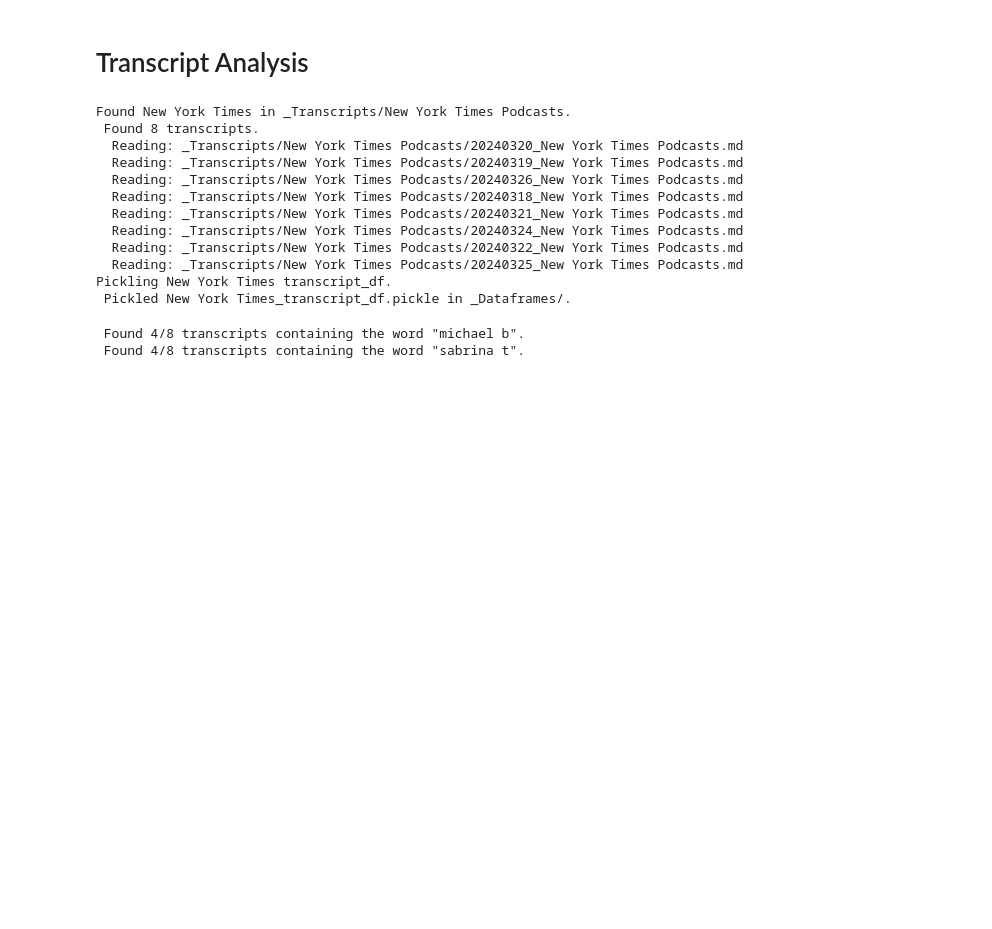
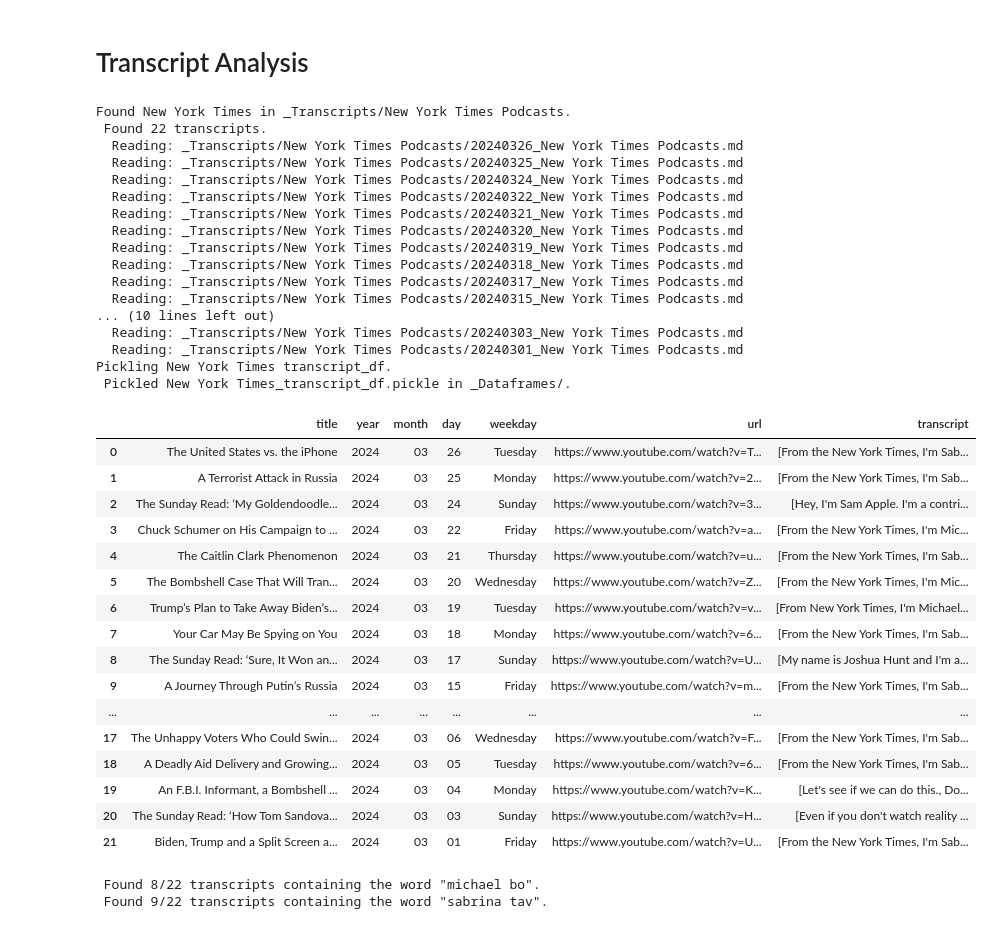
Before and after one commit to rahim-hashim/video_transcripts, a Jupyter notebook: transcript_analysis.ipynb, the cells around one changed output. Cells and saved outputs as stored; diff of their text form; code cells hidden in the pictures; blank space fills up the shorter version.

```diff
--- a/transcript_analysis.ipynb
+++ b/transcript_analysis.ipynb
@@ -17,7 +17,7 @@ def find_transcripts(author_name):
 		if os.path.isdir(os.path.join(transcript_dir_path, dir)) and author_name in dir:
 			print(f'Found {author_name} in {transcript_dir_path}/{dir}.')
 			transcript_paths = []
-			for file in os.listdir(os.path.join(transcript_dir_path, dir)):
+			for file in sorted(os.listdir(os.path.join(transcript_dir_path, dir)), reverse=True):
 				transcript_paths.append(os.path.join(transcript_dir_path, dir, file))
 			print(f' Found {len(transcript_paths)} transcripts.')
 			return transcript_paths
@@ -43,6 +43,9 @@ def read_transcript(transcript_name, transcript_dict):
 				transcript_dict[title]['year'] = year
 				transcript_dict[title]['month'] = month
 				transcript_dict[title]['day'] = day
+				# convert date to day of the week
+				weekday = datetime.datetime.strptime(date, '%Y-%m-%d').strftime('%A')
+				transcript_dict[title]['weekday'] = weekday
 				url = re.search(r'\((.*?)\)', line).group(1)
 				transcript_dict[title]['url'] = url
 			else:
@@ -51,10 +54,10 @@ def read_transcript(transcript_name, transcript_dict):
 		return transcript_dict
 
 def dict_to_pandas(transcript_dict):
-	transcript_df = pd.DataFrame(columns=['title', 'year', 'month', 'day', 'url', 'transcript'])
+	transcript_df = pd.DataFrame(columns=['title', 'year', 'month', 'day', 'weekday', 'url', 'transcript'])
 	for title, content in transcript_dict.items():
 		new_row = {'title': title, 'year': content['year'],
-						   'month': content['month'], 'day': content['day'],
+						   'month': content['month'], 'day': content['day'], 'weekday': content['weekday'],
 							 'url': content['url'], 'transcript': content['transcript']}
 		transcript_df = pd.concat([transcript_df, pd.DataFrame([new_row])], ignore_index=True)
 	# sort by year, month, day and reset the index
@@ -87,17 +90,42 @@ def main():
 transcript_df = main()
 # %% [output]
 Found New York Times in _Transcripts/New York Times Podcasts.
- Found 8 transcripts.
+ Found 22 transcripts.
+  Reading: _Transcripts/New York Times Podcasts/20240326_New York Times Podcasts.md
+  Reading: _Transcripts/New York Times Podcasts/20240325_New York Times Podcasts.md
+  Reading: _Transcripts/New York Times Podcasts/20240324_New York Times Podcasts.md
+  Reading: _Transcripts/New York Times Podcasts/20240322_New York Times Podcasts.md
+  Reading: _Transcripts/New York Times Podcasts/20240321_New York Times Podcasts.md
   Reading: _Transcripts/New York Times Podcasts/20240320_New York Times Podcasts.md
   Reading: _Transcripts/New York Times Podcasts/20240319_New York Times Podcasts.md
-  Reading: _Transcripts/New York Times Podcasts/20240326_New York Times Podcasts.md
   Reading: _Transcripts/New York Times Podcasts/20240318_New York Times Podcasts.md
-  Reading: _Transcripts/New York Times Podcasts/20240321_New York Times Podcasts.md
-  Reading: _Transcripts/New York Times Podcasts/20240324_New York Times Podcasts.md
-  Reading: _Transcripts/New York Times Podcasts/20240322_New York Times Podcasts.md
-  Reading: _Transcripts/New York Times Podcasts/20240325_New York Times Podcasts.md
+  Reading: _Transcripts/New York Times Podcasts/20240317_New York Times Podcasts.md
+  Reading: _Transcripts/New York Times Podcasts/20240315_New York Times Podcasts.md
+... (10 lines left out)
+  Reading: _Transcripts/New York Times Podcasts/20240303_New York Times Podcasts.md
+  Reading: _Transcripts/New York Times Podcasts/20240301_New York Times Podcasts.md
 Pickling New York Times transcript_df.
  Pickled New York Times_transcript_df.pickle in _Dataframes/.
+# %%
+transcript_df
+# %% [output]
+|  | title | year | month | day | weekday | url | transcript |
+| 0 | The United States vs. the iPhone | 2024 | 03 | 26 | Tuesday | https://www.youtube.com/watch?v=T... | [From the New York Times, I'm Sab... |
+| 1 | A Terrorist Attack in Russia | 2024 | 03 | 25 | Monday | https://www.youtube.com/watch?v=2... | [From the New York Times, I'm Sab... |
+| 2 | The Sunday Read: ‘My Goldendoodle... | 2024 | 03 | 24 | Sunday | https://www.youtube.com/watch?v=3... | [Hey, I'm Sam Apple. I'm a contri... |
+| 3 | Chuck Schumer on His Campaign to ... | 2024 | 03 | 22 | Friday | https://www.youtube.com/watch?v=a... | [From the New York Times, I'm Mic... |
+| 4 | The Caitlin Clark Phenomenon | 2024 | 03 | 21 | Thursday | https://www.youtube.com/watch?v=u... | [From the New York Times, I'm Sab... |
+| 5 | The Bombshell Case That Will Tran... | 2024 | 03 | 20 | Wednesday | https://www.youtube.com/watch?v=Z... | [From the New York Times, I'm Mic... |
+| 6 | Trump’s Plan to Take Away Biden’s... | 2024 | 03 | 19 | Tuesday | https://www.youtube.com/watch?v=v... | [From New York Times, I'm Michael... |
+| 7 | Your Car May Be Spying on You | 2024 | 03 | 18 | Monday | https://www.youtube.com/watch?v=6... | [From the New York Times, I'm Sab... |
+| 8 | The Sunday Read: ‘Sure, It Won an... | 2024 | 03 | 17 | Sunday | https://www.youtube.com/watch?v=U... | [My name is Joshua Hunt and I'm a... |
+| 9 | A Journey Through Putin’s Russia | 2024 | 03 | 15 | Friday | https://www.youtube.com/watch?v=m... | [From the New York Times, I'm Sab... |
+| ... | ... | ... | ... | ... | ... | ... | ... |
+| 17 | The Unhappy Voters Who Could Swin... | 2024 | 03 | 06 | Wednesday | https://www.youtube.com/watch?v=F... | [From the New York Times, I'm Sab... |
+| 18 | A Deadly Aid Delivery and Growing... | 2024 | 03 | 05 | Tuesday | https://www.youtube.com/watch?v=6... | [From the New York Times, I'm Sab... |
+| 19 | An F.B.I. Informant, a Bombshell ... | 2024 | 03 | 04 | Monday | https://www.youtube.com/watch?v=K... | [Let's see if we can do this., Do... |
+| 20 | The Sunday Read: ‘How Tom Sandova... | 2024 | 03 | 03 | Sunday | https://www.youtube.com/watch?v=H... | [Even if you don't watch reality ... |
+| 21 | Biden, Trump and a Split Screen a... | 2024 | 03 | 01 | Friday | https://www.youtube.com/watch?v=U... | [From the New York Times, I'm Sab... |
 # %%
 # find all the transcripts that contain the word (i.e. 'vaccine') including upper and lower case
 def filter_df_by_word(df, word):
@@ -114,10 +142,18 @@ def filter_df_by_word(df, word):
   # get the original df
   return filtered_df
 
-word = 'Michael B'
+# Michael Borbarro episodes
+word = 'Michael Bo'
 michael_df = filter_df_by_word(transcript_df, word)
-word = 'Sabrina T'
+michael_ids = michael_df.index
+# Sabrina Tavernise episodes
+word = 'Sabrina Tav'
 sabrina_df = filter_df_by_word(transcript_df, word)
+sabrina_ids = sabrina_df.index
+
+# Non-Michael | Non-Sabrina episodes
+other_df = transcript_df.loc[~transcript_df.index.isin(michael_ids) & \
+                             ~transcript_df.index.isin(sabrina_ids)]
 # %% [output]
- Found 4/8 transcripts containing the word "michael b".
- Found 4/8 transcripts containing the word "sabrina t".
+ Found 8/22 transcripts containing the word "michael bo".
+ Found 9/22 transcripts containing the word "sabrina tav".
```
Also changed, not shown: parts of 3 cells of this notebook.
